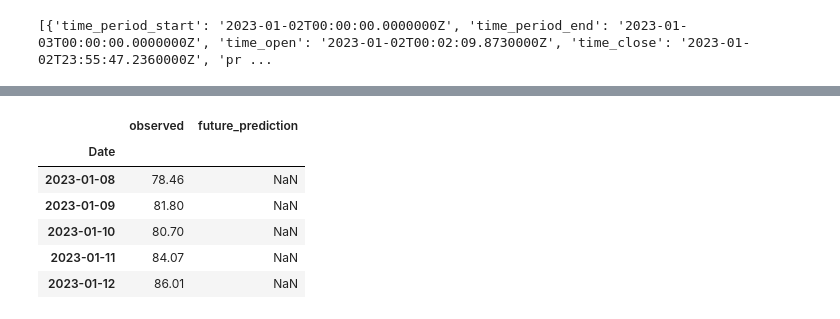
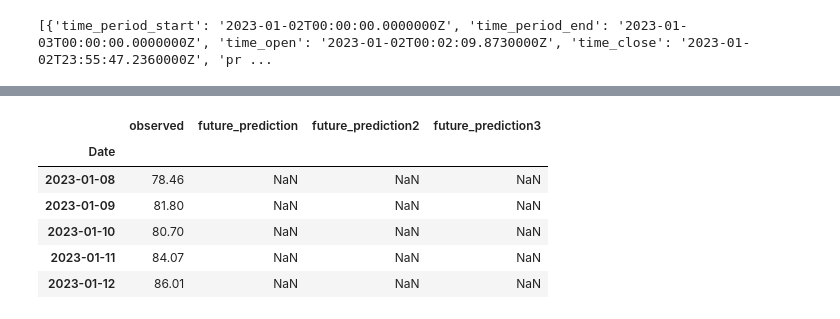
Before and after one commit to mtolan2023/crypto_forecast, a Jupyter notebook: model_deployment_ltc.ipynb, the cells around one changed output, grey strips where cells are left out. Drawn from its saved outputs; the diff is of its cells as text; code cells hidden in the pictures.

```diff
--- a/model_deployment_ltc.ipynb
+++ b/model_deployment_ltc.ipynb
@@ -208,0 +200,42 @@ plt.show()
+# %%
+#build predictions for second 2 models
+
+# Initialize an array to store predictions
+predictions2 = []
+prediction_range2 = 7
+
+
+# Use the last n_steps data points from the training set to make predictions
+current_batch = log_transformed_data[-1].reshape((1, 7, 1))
+initial_date = dates[-1]
+
+for i in range(prediction_range2):  # Generate predictions for 7 days
+    # Predict the next data point
+    current_pred = model2.predict(current_batch)[0,0]
+
+    # Append the prediction to the list of predictions
+    predictions2.append(current_pred)
+
+    # Shift the current batch one step forward
+    current_batch = np.roll(current_batch, shift=-1, axis=1)
+    current_batch[0, -1, 0] = current_pred
+
+# Initialize an array to store predictions
+predictions3 = []
+prediction_range3 = 7
+
+
+# Use the last n_steps data points from the training set to make predictions
+current_batch = log_transformed_data[-1].reshape((1, 7, 1))
+initial_date = dates[-1]
+
+for i in range(prediction_range3):  # Generate predictions for 7 days
+    # Predict the next data point
+    current_pred = model3.predict(current_batch)[0,0]
+
+    # Append the prediction to the list of predictions
+    predictions3.append(current_pred)
+
+    # Shift the current batch one step forward
+    current_batch = np.roll(current_batch, shift=-1, axis=1)
+    current_batch[0, -1, 0] = current_pred
@@ -209,24 +257,25 @@ plt.show()
 # %%
 # build output into a df for graphing in js
 
 df = pd.DataFrame({"Date": dates, "observed":close[lookback:]})
 df.set_index('Date', inplace=True)
 
-df2 = pd.DataFrame({"Date": predicted_dates, "future_prediction":np.exp(predictions)})
+df2 = pd.DataFrame({"Date": predicted_dates, "future_prediction":np.exp(predictions),\
+                    "future_prediction2": np.exp(predictions2), "future_prediction3": np.exp(predictions3)})
 df2.set_index('Date', inplace=True)
 
 past_future_df = pd.merge(df,df2, how='outer', left_index=True, right_index=True)
 
 
 past_future_df.head()
 # %% [output]
-|  | observed | future_prediction |
-| Date |  |  |
-| 2023-01-08 | 78.46 | NaN |
-| 2023-01-09 | 81.80 | NaN |
-| 2023-01-10 | 80.70 | NaN |
-| 2023-01-11 | 84.07 | NaN |
-| 2023-01-12 | 86.01 | NaN |
+|  | observed | future_prediction | future_prediction2 | future_prediction3 |
+| Date |  |  |  |  |
+| 2023-01-08 | 78.46 | NaN | NaN | NaN |
+| 2023-01-09 | 81.80 | NaN | NaN | NaN |
+| 2023-01-10 | 80.70 | NaN | NaN | NaN |
+| 2023-01-11 | 84.07 | NaN | NaN | NaN |
+| 2023-01-12 | 86.01 | NaN | NaN | NaN |
 # %%
 past_future_df.tail()
 # %% [output]
```
Also changed, not shown: parts of 16 cells of this notebook, 27 other files.
